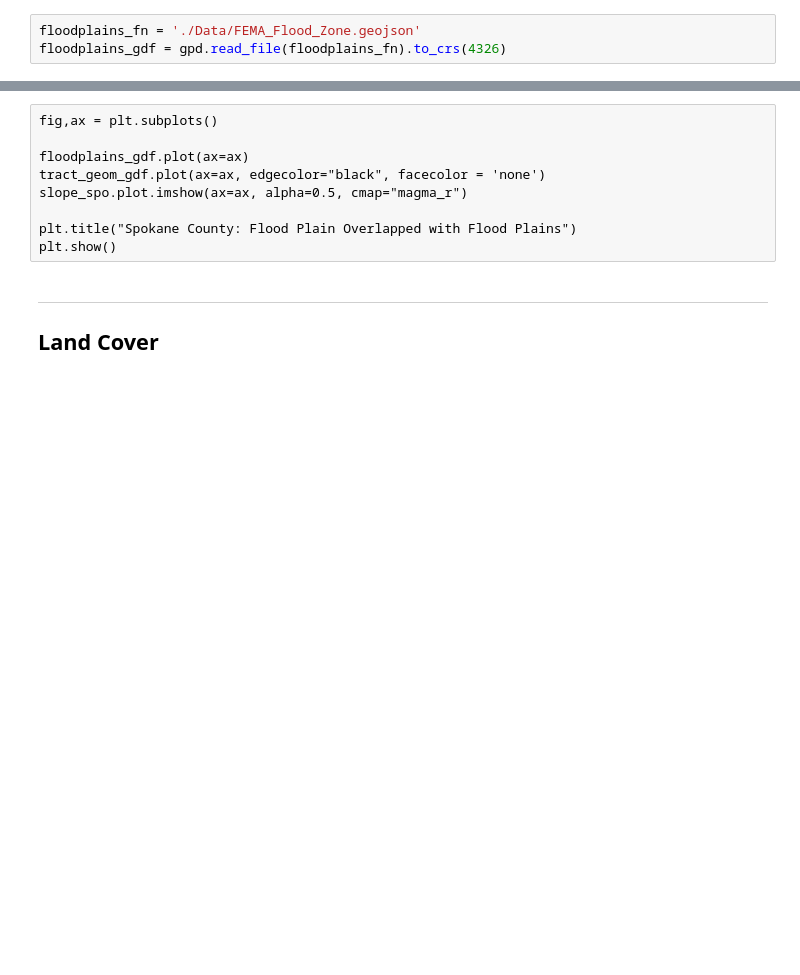
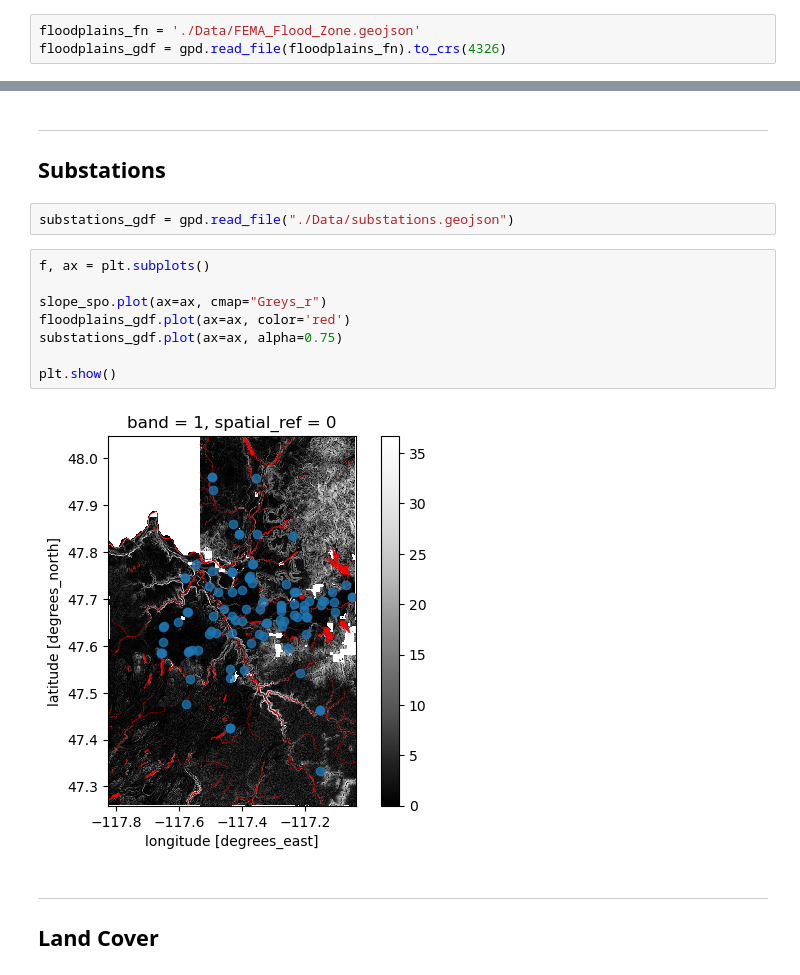
Before and after one commit to UW-GDA/Solar-Energy-Feasibility, a Jupyter notebook: Land_Use_au.ipynb, the cells around one changed output, grey strips where cells are left out. Cells and saved outputs as stored; diff of their text form; blank space fills up the shorter version.

```diff
--- a/Land_Use_au.ipynb
+++ b/Land_Use_au.ipynb
@@ -161,12 +159,18 @@ random
-# %% [raw]
-fig,ax = plt.subplots()
-
-floodplains_gdf.plot(ax=ax)
-tract_geom_gdf.plot(ax=ax, edgecolor="black", facecolor = 'none')
-slope_spo.plot.imshow(ax=ax, alpha=0.5, cmap="magma_r")
-
-plt.title("Spokane County: Flood Plain Overlapped with Flood Plains")
-plt.show()
+# %% [markdown]
+---
+## Substations
+# %%
+substations_gdf = gpd.read_file("./Data/substations.geojson")
+# %%
+f, ax = plt.subplots()
+
+slope_spo.plot(ax=ax, cmap="Greys_r")
+floodplains_gdf.plot(ax=ax, color='red')
+substations_gdf.plot(ax=ax, alpha=0.75)
+
+plt.show()
+# %% [output]
+[figure, added]
 # %% [markdown]
 ---
 ## Land Cover
```
Also changed, not shown: parts of 11 cells of this notebook, 2 other files.
